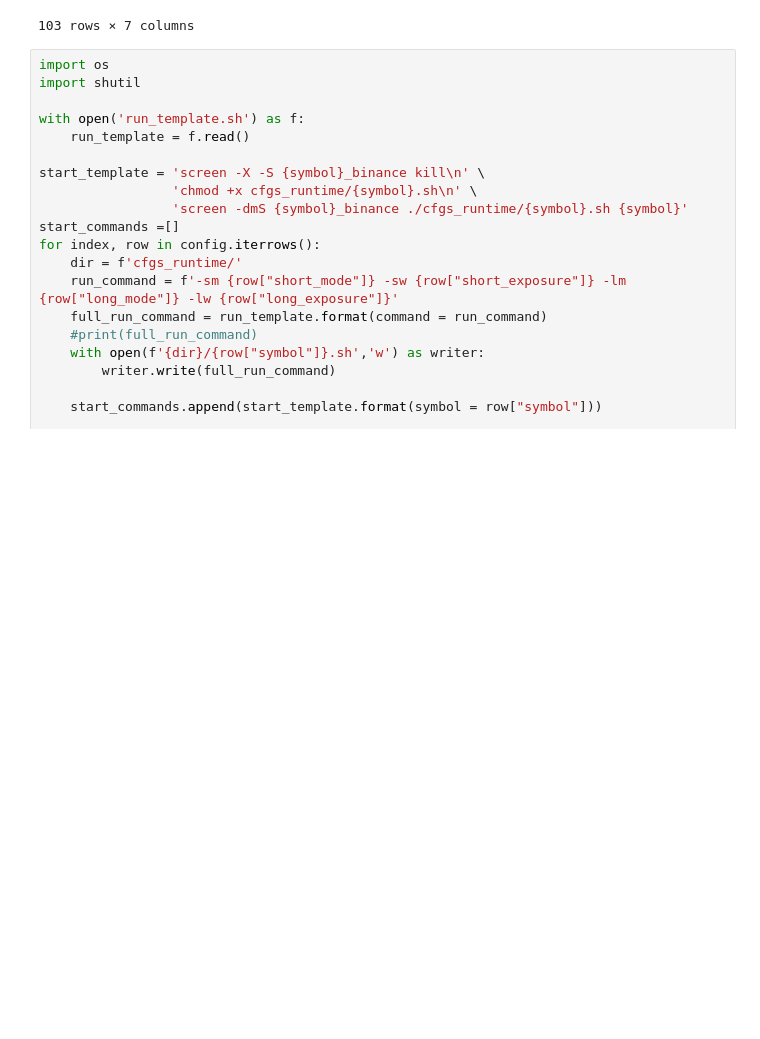
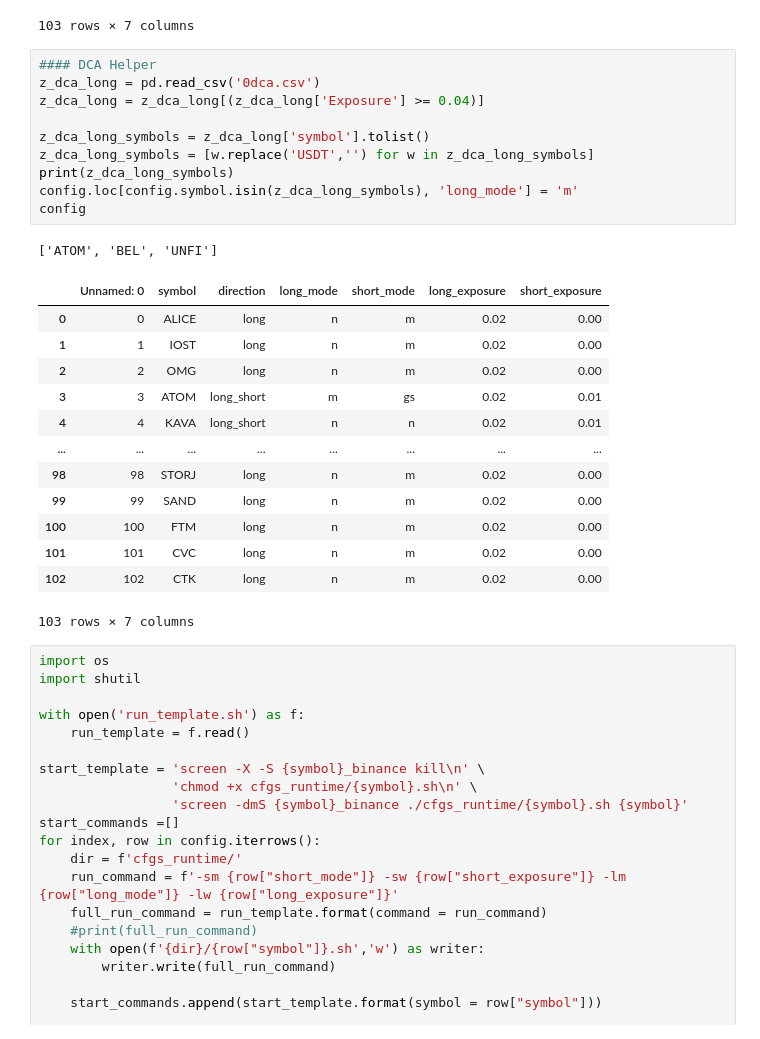
Before and after one commit to shroukkhan/passivbot, a Jupyter notebook: run_config.ipynb, the cells around one changed output. Saved outputs shown, nothing was run; the diff lists cells and outputs as text; blank space fills up the shorter version.

```diff
--- a/run_config.ipynb
+++ b/run_config.ipynb
@@ -109,6 +106,31 @@ config
 | 101 | 101 | CVC | long | n | m | 0.02 | 0.00 |
 | 102 | 102 | CTK | long | n | m | 0.02 | 0.00 |
 103 rows × 7 columns
+# %%
+#### DCA Helper
+z_dca_long = pd.read_csv('0dca.csv')
+z_dca_long = z_dca_long[(z_dca_long['Exposure'] >= 0.04)]
+
+z_dca_long_symbols = z_dca_long['symbol'].tolist()
+z_dca_long_symbols = [w.replace('USDT','') for w in z_dca_long_symbols]
+print(z_dca_long_symbols)
+config.loc[config.symbol.isin(z_dca_long_symbols), 'long_mode'] = 'm'
+config
+# %% [output]
+['ATOM', 'BEL', 'UNFI']
+|  | Unnamed: 0 | symbol | direction | long_mode | short_mode | long_exposure | short_exposure |
+| 0 | 0 | ALICE | long | n | m | 0.02 | 0.00 |
+| 1 | 1 | IOST | long | n | m | 0.02 | 0.00 |
+| 2 | 2 | OMG | long | n | m | 0.02 | 0.00 |
+| 3 | 3 | ATOM | long_short | m | gs | 0.02 | 0.01 |
+| 4 | 4 | KAVA | long_short | n | n | 0.02 | 0.01 |
+| ... | ... | ... | ... | ... | ... | ... | ... |
+| 98 | 98 | STORJ | long | n | m | 0.02 | 0.00 |
+| 99 | 99 | SAND | long | n | m | 0.02 | 0.00 |
+| 100 | 100 | FTM | long | n | m | 0.02 | 0.00 |
+| 101 | 101 | CVC | long | n | m | 0.02 | 0.00 |
+| 102 | 102 | CTK | long | n | m | 0.02 | 0.00 |
+103 rows × 7 columns
 # %%
 import os
 import shutil
```
Also changed, not shown: parts of 2 cells of this notebook, 3 other files.
